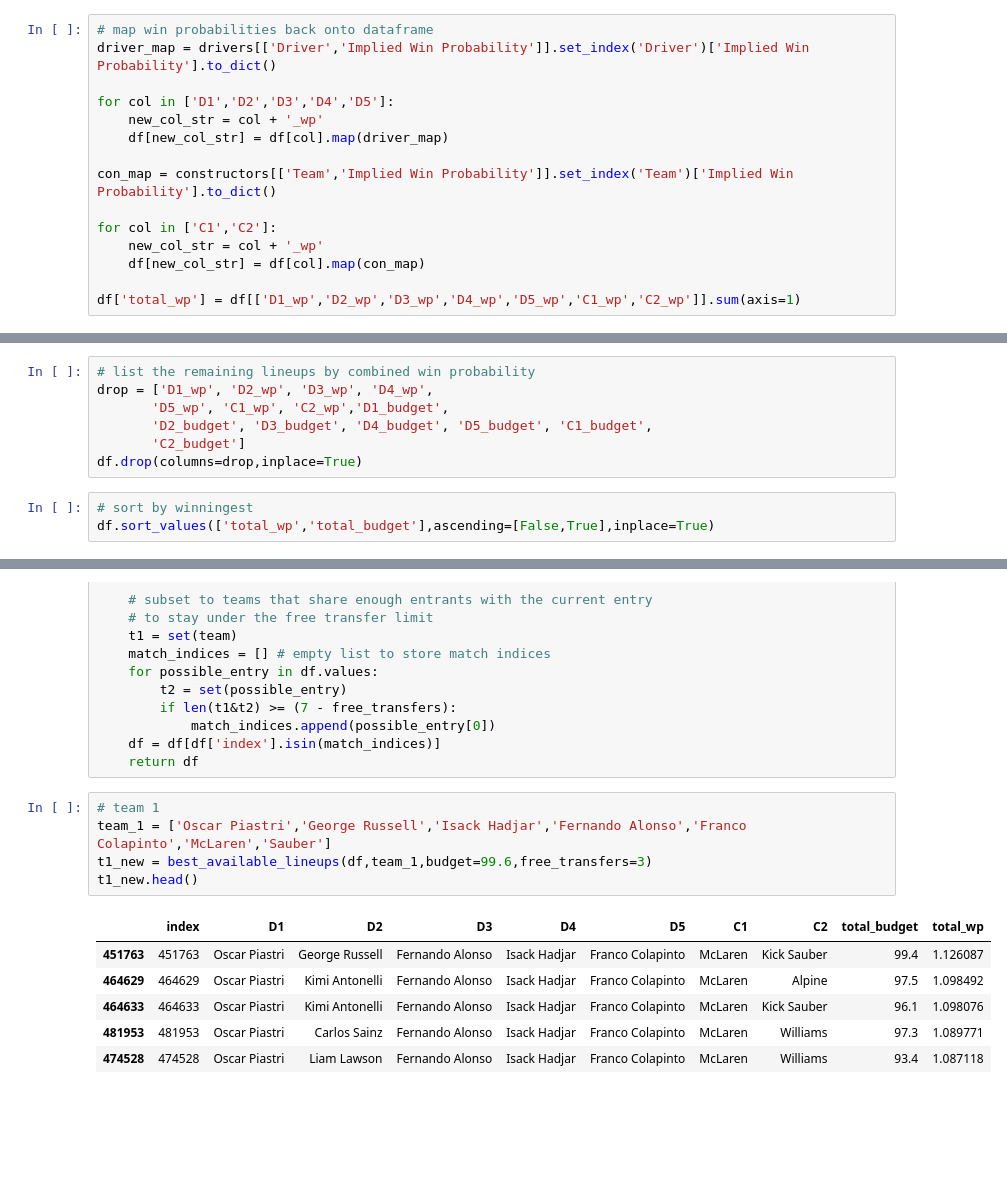
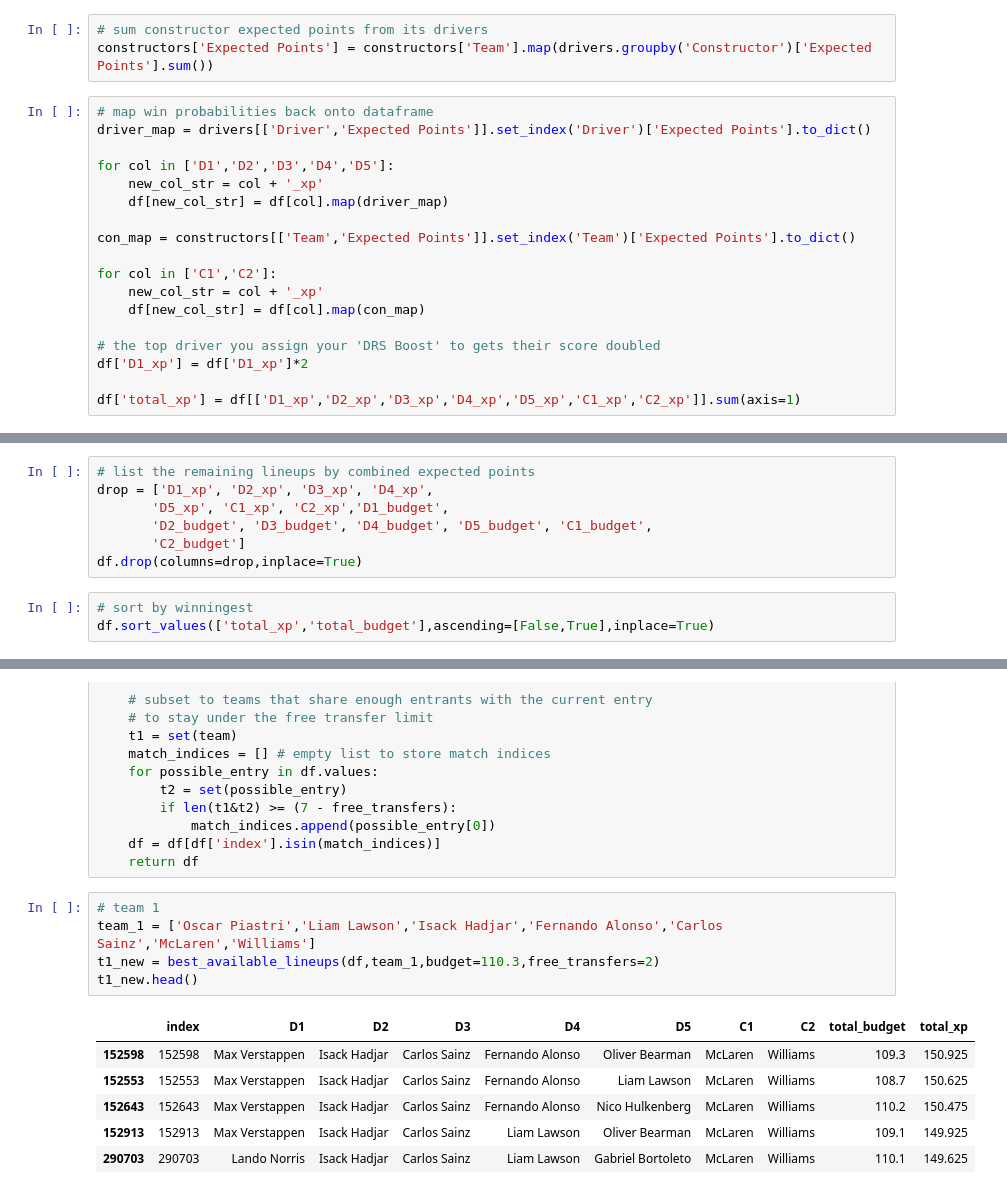
Before and after one commit to abewoycke/f1, a Jupyter notebook: main/f1.ipynb, the cells around one changed output, grey strips where cells are left out. Cells and saved outputs as stored; diff of their text form; blank space fills up the shorter version.

```diff
--- a/main/f1.ipynb
+++ b/main/f1.ipynb
@@ -57,16 +74,22 @@ constructors['Implied Win Probability'] = constructors['Team'].map(drivers.group
+# %%
+# sum constructor expected points from its drivers
+constructors['Expected Points'] = constructors['Team'].map(drivers.groupby('Constructor')['Expected Points'].sum())
 # %%
 # map win probabilities back onto dataframe
-driver_map = drivers[['Driver','Implied Win Probability']].set_index('Driver')['Implied Win Probability'].to_dict()
+driver_map = drivers[['Driver','Expected Points']].set_index('Driver')['Expected Points'].to_dict()
 
 for col in ['D1','D2','D3','D4','D5']:
-    new_col_str = col + '_wp'
+    new_col_str = col + '_xp'
     df[new_col_str] = df[col].map(driver_map)
 
-con_map = constructors[['Team','Implied Win Probability']].set_index('Team')['Implied Win Probability'].to_dict()
+con_map = constructors[['Team','Expected Points']].set_index('Team')['Expected Points'].to_dict()
 
 for col in ['C1','C2']:
-    new_col_str = col + '_wp'
+    new_col_str = col + '_xp'
     df[new_col_str] = df[col].map(con_map)
 
-df['total_wp'] = df[['D1_wp','D2_wp','D3_wp','D4_wp','D5_wp','C1_wp','C2_wp']].sum(axis=1)
+# the top driver you assign your 'DRS Boost' to gets their score doubled
+df['D1_xp'] = df['D1_xp']*2
+
+df['total_xp'] = df[['D1_xp','D2_xp','D3_xp','D4_xp','D5_xp','C1_xp','C2_xp']].sum(axis=1)
 # %%
@@ -74,14 +97,14 @@ df['total_wp'] = df[['D1_wp','D2_wp','D3_wp','D4_wp','D5_wp','C1_wp','C2_wp']].s
 df = df.reset_index()
 # %%
-# list the remaining lineups by combined win probability
-drop = ['D1_wp', 'D2_wp', 'D3_wp', 'D4_wp',
-       'D5_wp', 'C1_wp', 'C2_wp','D1_budget',
+# list the remaining lineups by combined expected points
+drop = ['D1_xp', 'D2_xp', 'D3_xp', 'D4_xp',
+       'D5_xp', 'C1_xp', 'C2_xp','D1_budget',
        'D2_budget', 'D3_budget', 'D4_budget', 'D5_budget', 'C1_budget',
        'C2_budget']
 df.drop(columns=drop,inplace=True)
 # %%
 # sort by winningest
-df.sort_values(['total_wp','total_budget'],ascending=[False,True],inplace=True)
+df.sort_values(['total_xp','total_budget'],ascending=[False,True],inplace=True)
 # %%
 def best_available_lineups(df,team:list,budget:float,free_transfers:int):
     """
@@ -105,15 +128,15 @@ def best_available_lineups(df,team:list,budget:float,free_transfers:int):
     return df
 # %%
 # team 1
-team_1 = ['Oscar Piastri','George Russell','Isack Hadjar','Fernando Alonso','Franco Colapinto','McLaren','Sauber']
-t1_new = best_available_lineups(df,team_1,budget=99.6,free_transfers=3)
+team_1 = ['Oscar Piastri','Liam Lawson','Isack Hadjar','Fernando Alonso','Carlos Sainz','McLaren','Williams']
+t1_new = best_available_lineups(df,team_1,budget=110.3,free_transfers=2)
 t1_new.head()
 # %% [output]
-|  | index | D1 | D2 | D3 | D4 | D5 | C1 | C2 | total_budget | total_wp |
-| 451763 | 451763 | Oscar Piastri | George Russell | Fernando Alonso | Isack Hadjar | Franco Colapinto | McLaren | Kick Sauber | 99.4 | 1.126087 |
-| 464629 | 464629 | Oscar Piastri | Kimi Antonelli | Fernando Alonso | Isack Hadjar | Franco Colapinto | McLaren | Alpine | 97.5 | 1.098492 |
-| 464633 | 464633 | Oscar Piastri | Kimi Antonelli | Fernando Alonso | Isack Hadjar | Franco Colapinto | McLaren | Kick Sauber | 96.1 | 1.098076 |
-| 481953 | 481953 | Oscar Piastri | Carlos Sainz | Fernando Alonso | Isack Hadjar | Franco Colapinto | McLaren | Williams | 97.3 | 1.089771 |
-| 474528 | 474528 | Oscar Piastri | Liam Lawson | Fernando Alonso | Isack Hadjar | Franco Colapinto | McLaren | Williams | 93.4 | 1.087118 |
+|  | index | D1 | D2 | D3 | D4 | D5 | C1 | C2 | total_budget | total_xp |
+| 152598 | 152598 | Max Verstappen | Isack Hadjar | Carlos Sainz | Fernando Alonso | Oliver Bearman | McLaren | Williams | 109.3 | 150.925 |
+| 152553 | 152553 | Max Verstappen | Isack Hadjar | Carlos Sainz | Fernando Alonso | Liam Lawson | McLaren | Williams | 108.7 | 150.625 |
+| 152643 | 152643 | Max Verstappen | Isack Hadjar | Carlos Sainz | Fernando Alonso | Nico Hulkenberg | McLaren | Williams | 110.2 | 150.475 |
+| 152913 | 152913 | Max Verstappen | Isack Hadjar | Carlos Sainz | Liam Lawson | Oliver Bearman | McLaren | Williams | 109.1 | 149.925 |
+| 290703 | 290703 | Lando Norris | Isack Hadjar | Carlos Sainz | Liam Lawson | Gabriel Bortoleto | McLaren | Williams | 110.1 | 149.625 |
 # %%
 # team 2
```
Also changed, not shown: parts of 10 cells of this notebook, 2 other files.
